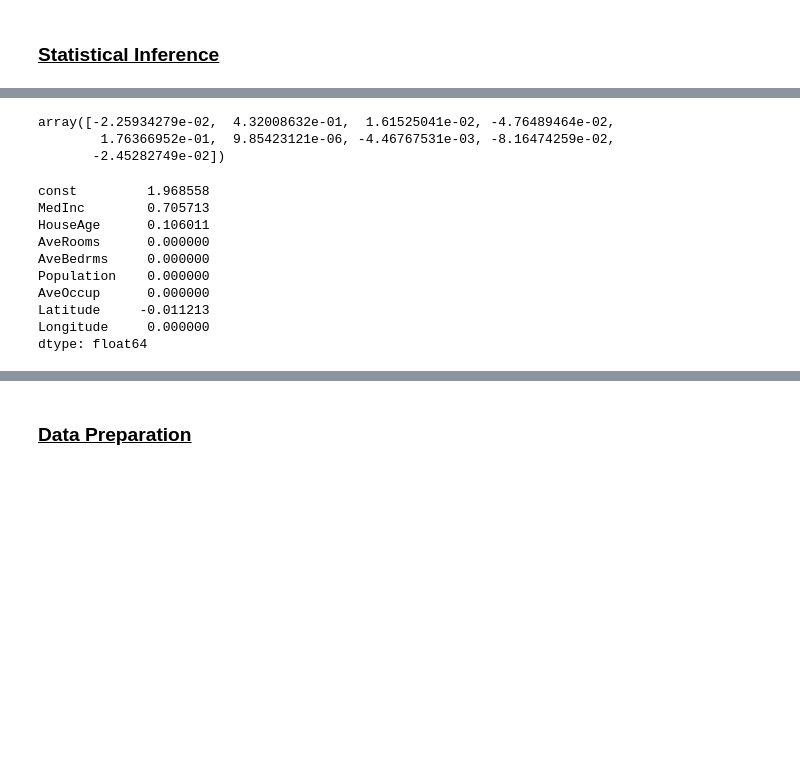
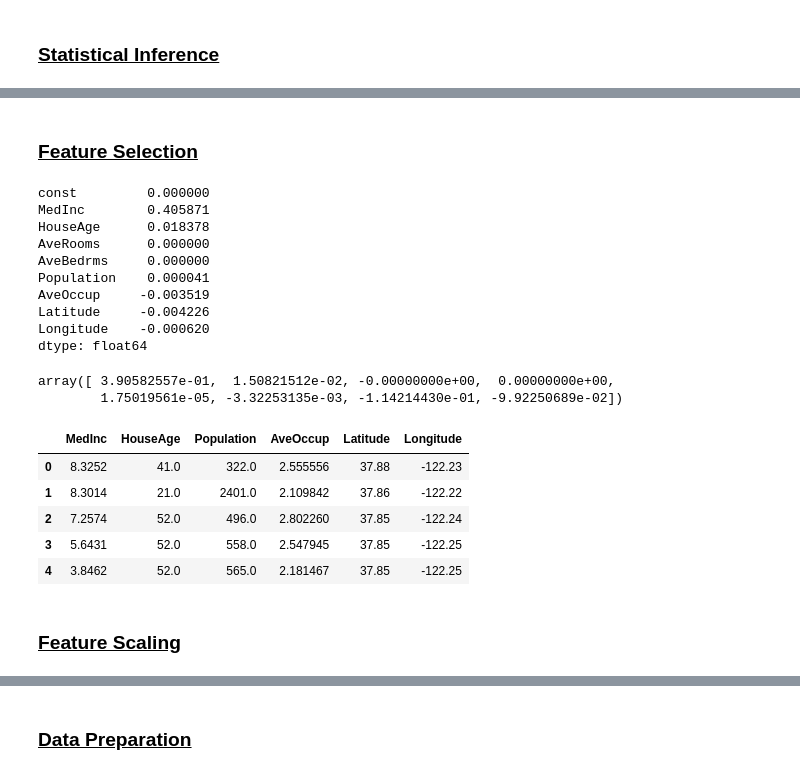
Before and after one commit to J-M-Bell/ML-Models, a Jupyter notebook: Supervised Learning/Boston Housing Market/CaliforniaHousingMarket.ipynb, the cells around one changed output, grey strips where cells are left out. Drawn from its saved outputs; the diff is of its cells as text; code cells hidden in the pictures; blank space fills up the shorter version.

```diff
--- a/Supervised Learning/Boston Housing Market/CaliforniaHousingMarket.ipynb
+++ b/Supervised Learning/Boston Housing Market/CaliforniaHousingMarket.ipynb
@@ -87,23 +108,37 @@ X_scaled.head()
+# %% [markdown]
+<h3><u>Feature Selection</u></h3>
 # %%
 const = sm.add_constant(X)
-model = sm.OLS(y, const).fit_regularized(alpha=0.1, L1_wt=0.0)
+model = sm.OLS(y, const).fit_regularized(alpha=0.1, L1_wt=1.0)
 model.params
 # %% [output]
-array([-2.25934279e-02,  4.32008632e-01,  1.61525041e-02, -4.76489464e-02,
-        1.76366952e-01,  9.85423121e-06, -4.46767531e-03, -8.16474259e-02,
-       -2.45282749e-02])
+const         0.000000
+MedInc        0.405871
+HouseAge      0.018378
+AveRooms      0.000000
+AveBedrms     0.000000
+Population    0.000041
+AveOccup     -0.003519
+Latitude     -0.004226
+Longitude    -0.000620
+dtype: float64
-# %%
-const = sm.add_constant(X_scaled)
-model = sm.OLS(y, const).fit_regularized(alpha=0.1, L1_wt=1.0)
-model.params
-# %% [output]
-const         1.968558
-MedInc        0.705713
-HouseAge      0.106011
-AveRooms      0.000000
-AveBedrms     0.000000
-Population    0.000000
-AveOccup      0.000000
-Latitude     -0.011213
-Longitude     0.000000
-dtype: float64
+# %%
+lasso = Lasso(alpha=0.1)
+lasso.fit(X, y)
+lasso.coef_
+# %% [output]
+array([ 3.90582557e-01,  1.50821512e-02, -0.00000000e+00,  0.00000000e+00,
+        1.75019561e-05, -3.32253135e-03, -1.14214430e-01, -9.92250689e-02])
+# %%
+X_fs = X.drop(columns=['AveRooms', 'AveBedrms'], axis=1)
+fs_features = X_fs.columns
+X_fs.head()
+# %% [output]
+|  | MedInc | HouseAge | Population | AveOccup | Latitude | Longitude |
+| 0 | 8.3252 | 41.0 | 322.0 | 2.555556 | 37.88 | -122.23 |
+| 1 | 8.3014 | 21.0 | 2401.0 | 2.109842 | 37.86 | -122.22 |
+| 2 | 7.2574 | 52.0 | 496.0 | 2.802260 | 37.85 | -122.24 |
+| 3 | 5.6431 | 52.0 | 558.0 | 2.547945 | 37.85 | -122.25 |
+| 4 | 3.8462 | 52.0 | 565.0 | 2.181467 | 37.85 | -122.25 |
+# %% [markdown]
+<h3><u>Feature Scaling</u></h3>
```
Also changed, not shown: parts of 22 cells of this notebook.
